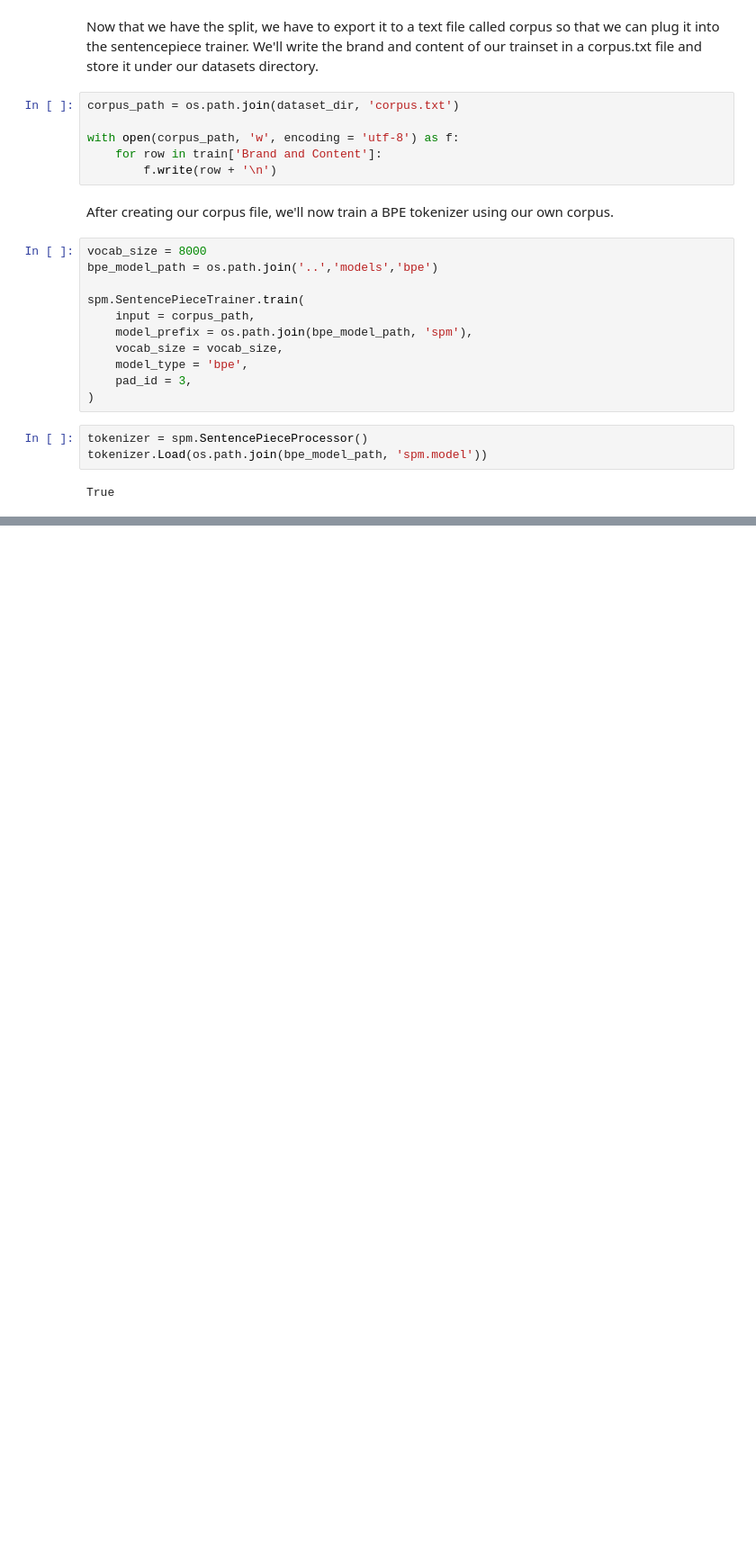
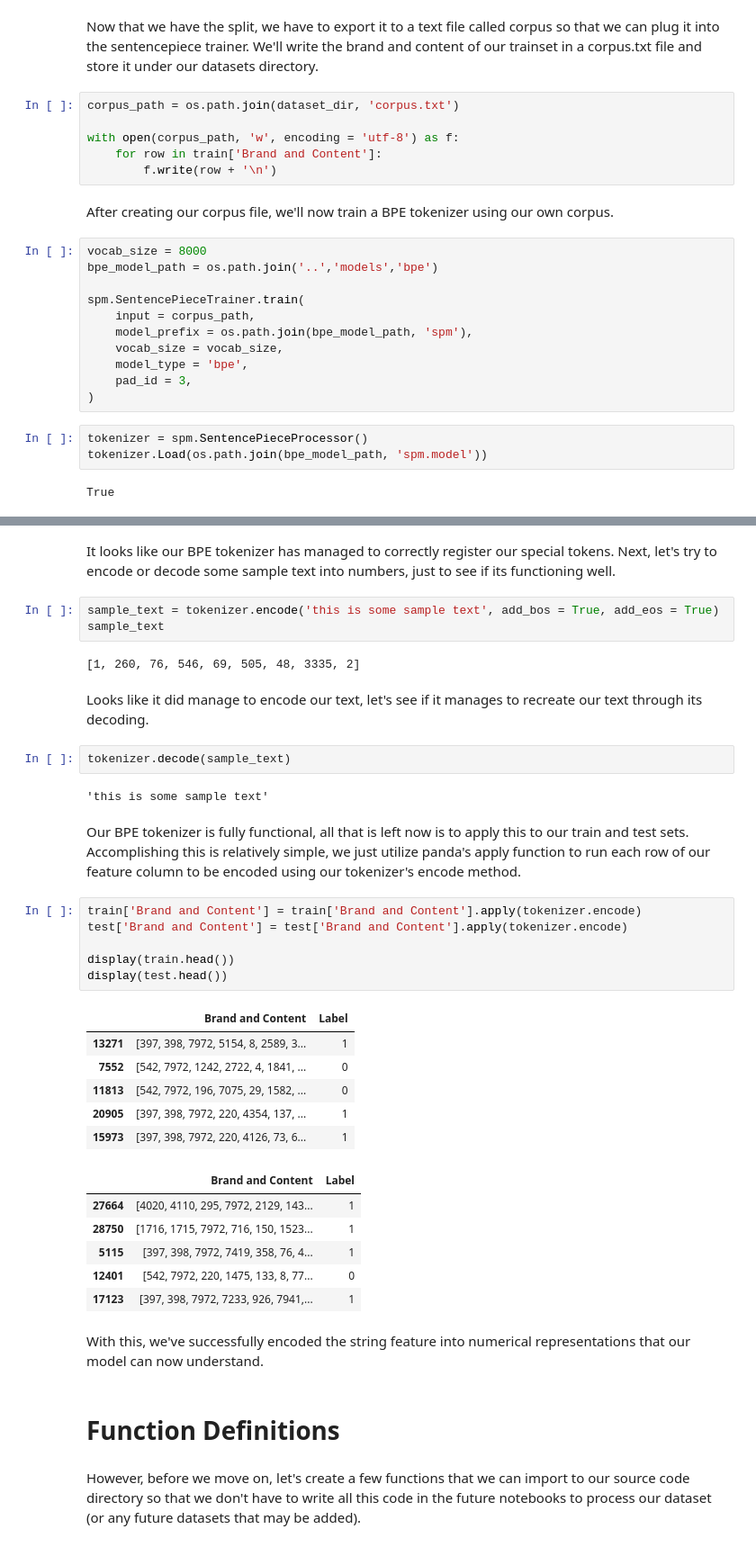
Before and after one commit to Kyo-Fox22/FakeNewsDetection, a Jupyter notebook: notebooks/data_processing.ipynb, the cells around one changed output, grey strips where cells are left out. Shown at 90% size. Saved outputs shown, nothing was run; the diff lists cells and outputs as text; blank space fills up the shorter version.

```diff
--- a/notebooks/data_processing.ipynb
+++ b/notebooks/data_processing.ipynb
@@ -182,0 +198,40 @@ True
+# %% [markdown]
+It looks like our BPE tokenizer has managed to correctly register our special tokens. Next, let's try to encode or decode some sample text into numbers, just to see if its functioning well.
+# %%
+sample_text = tokenizer.encode('this is some sample text', add_bos = True, add_eos = True)
+sample_text
+# %% [output]
+[1, 260, 76, 546, 69, 505, 48, 3335, 2]
+# %% [markdown]
+Looks like it did manage to encode our text, let's see if it manages to recreate our text through its decoding.
+# %%
+tokenizer.decode(sample_text)
+# %% [output]
+'this is some sample text'
+# %% [markdown]
+Our BPE tokenizer is fully functional, all that is left now is to apply this to our train and test sets. Accomplishing this is relatively simple, we just utilize panda's apply function to run each row of our feature column to be encoded using our tokenizer's encode method.
+# %%
+train['Brand and Content'] = train['Brand and Content'].apply(tokenizer.encode)
+test['Brand and Content'] = test['Brand and Content'].apply(tokenizer.encode)
+
+display(train.head())
+display(test.head())
+# %% [output]
+|  | Brand and Content | Label |
+| 13271 | [397, 398, 7972, 5154, 8, 2589, 3... | 1 |
+| 7552 | [542, 7972, 1242, 2722, 4, 1841, ... | 0 |
+| 11813 | [542, 7972, 196, 7075, 29, 1582, ... | 0 |
+| 20905 | [397, 398, 7972, 220, 4354, 137, ... | 1 |
+| 15973 | [397, 398, 7972, 220, 4126, 73, 6... | 1 |
+|  | Brand and Content | Label |
+| 27664 | [4020, 4110, 295, 7972, 2129, 143... | 1 |
+| 28750 | [1716, 1715, 7972, 716, 150, 1523... | 1 |
+| 5115 | [397, 398, 7972, 7419, 358, 76, 4... | 1 |
+| 12401 | [542, 7972, 220, 1475, 133, 8, 77... | 0 |
+| 17123 | [397, 398, 7972, 7233, 926, 7941,... | 1 |
+# %% [markdown]
+With this, we've successfully encoded the string feature into numerical representations that our model can now understand.
+# %% [markdown]
+# Function Definitions
+# %% [markdown]
+However, before we move on, let's create a few functions that we can import to our source code directory so that we don't have to write all this code in the future notebooks to process our dataset (or any future datasets that may be added).
```
Also changed, not shown: parts of 10 cells of this notebook, 4 other files.
